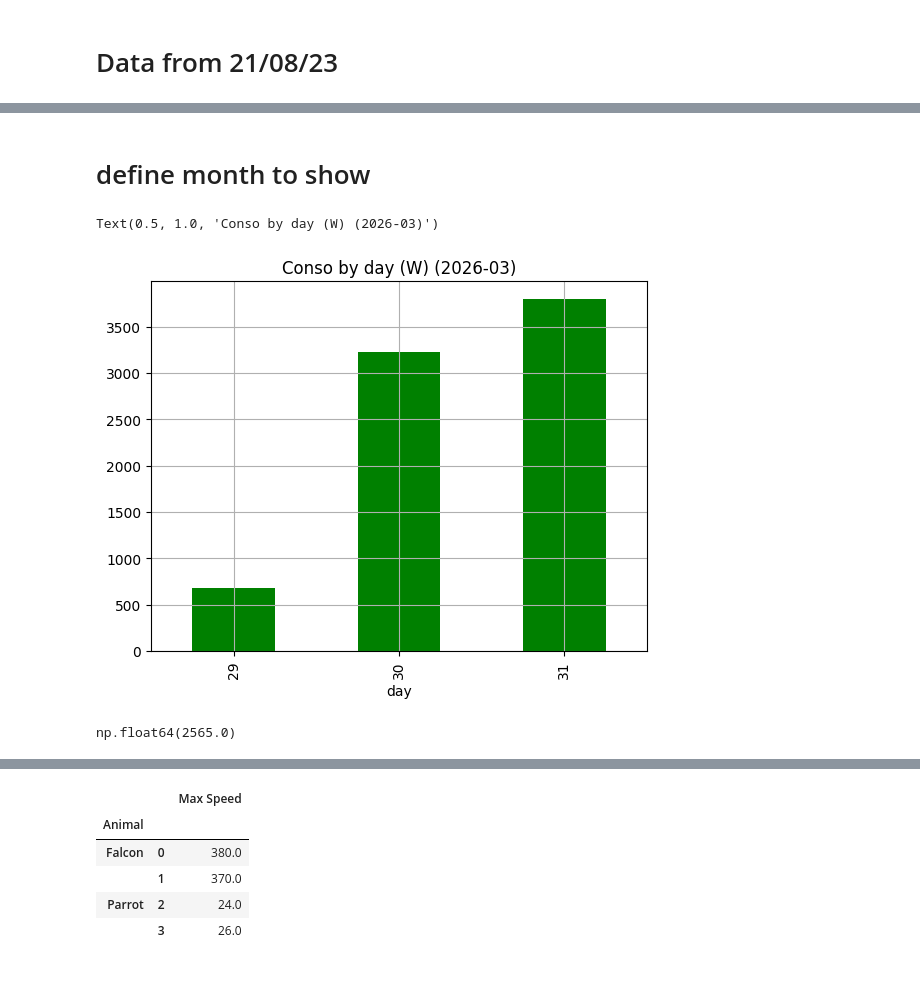
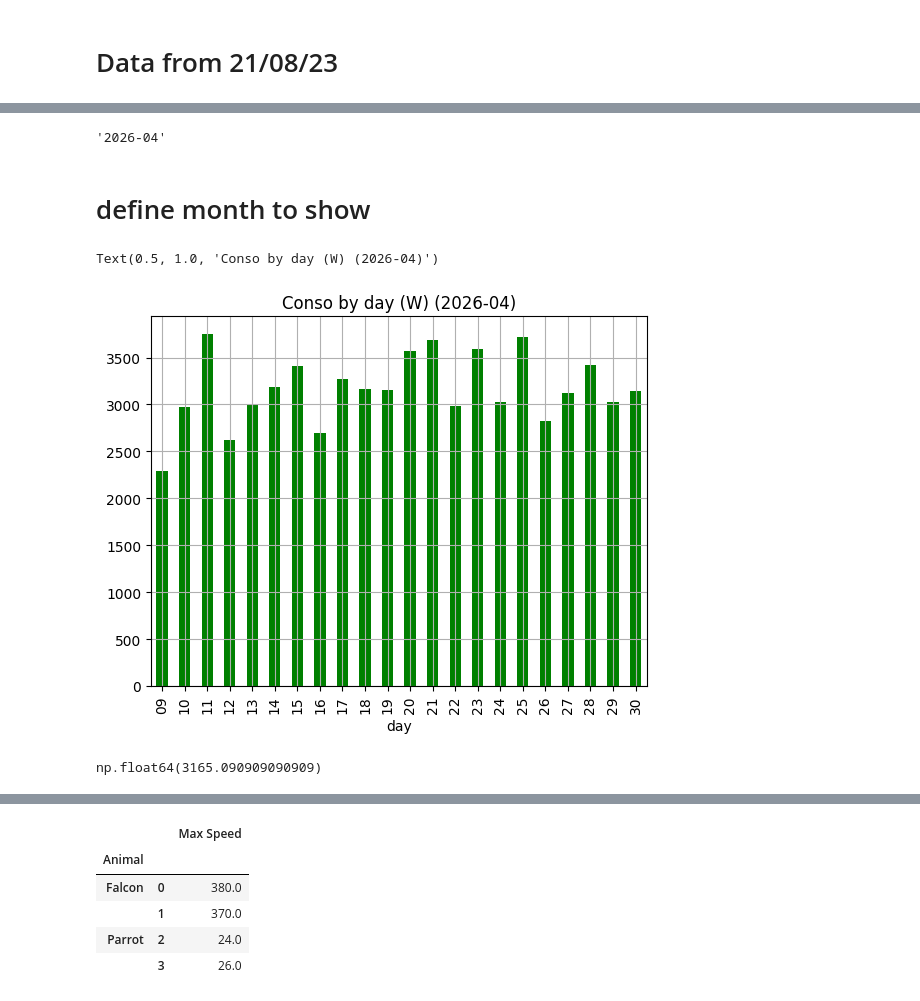
Before and after one commit to jdavid54/jupyter_notebooks2, a Jupyter notebook: conso_kwh_mini.ipynb, the cells around one changed output, grey strips where cells are left out. Saved outputs shown, nothing was run; the diff lists cells and outputs as text; code cells hidden in the pictures.

```diff
--- a/conso_kwh_mini.ipynb
+++ b/conso_kwh_mini.ipynb
@@ -886,19 +885,24 @@ dict_keys(['2026-03', '2026-04', '2026-05', '2026-06', '2026-07', '2026-08'])
+# %%
+first_key = next(iter(conso_grouped_by_month.groups))
+first_key
+# %% [output]
+'2026-04'
 # %% [markdown]
 # define month to show
 # %%
-m = '2026-03'
+m = first_key
 month=conso_grouped_by_month.get_group(m)
 conso_grouped_by_month_day = month.groupby(['day'], sort=False)
 conso_grouped_by_month_day['kWh'].count().plot(grid=True,kind='bar',color='green',width=.5)
 plt.title(f'Conso by day (W) ({m})')
 # %% [output]
-Text(0.5, 1.0, 'Conso by day (W) (2026-03)')
+Text(0.5, 1.0, 'Conso by day (W) (2026-04)')
-[figure, old version]
+[figure, new version]
 # %%
 c=conso_grouped_by_month_day['hours'].count()
 c.mean()
 # %% [output]
-np.float64(2565.0)
+np.float64(3165.090909090909)
 # %%
 conso_grouped_by_month_day['hours'].count().plot(grid=True)#, kind='bar', color='green', width=.8)
 moy = round(c.mean(),2)
```
Also changed, not shown: parts of 156 cells of this notebook, 11 other files.
